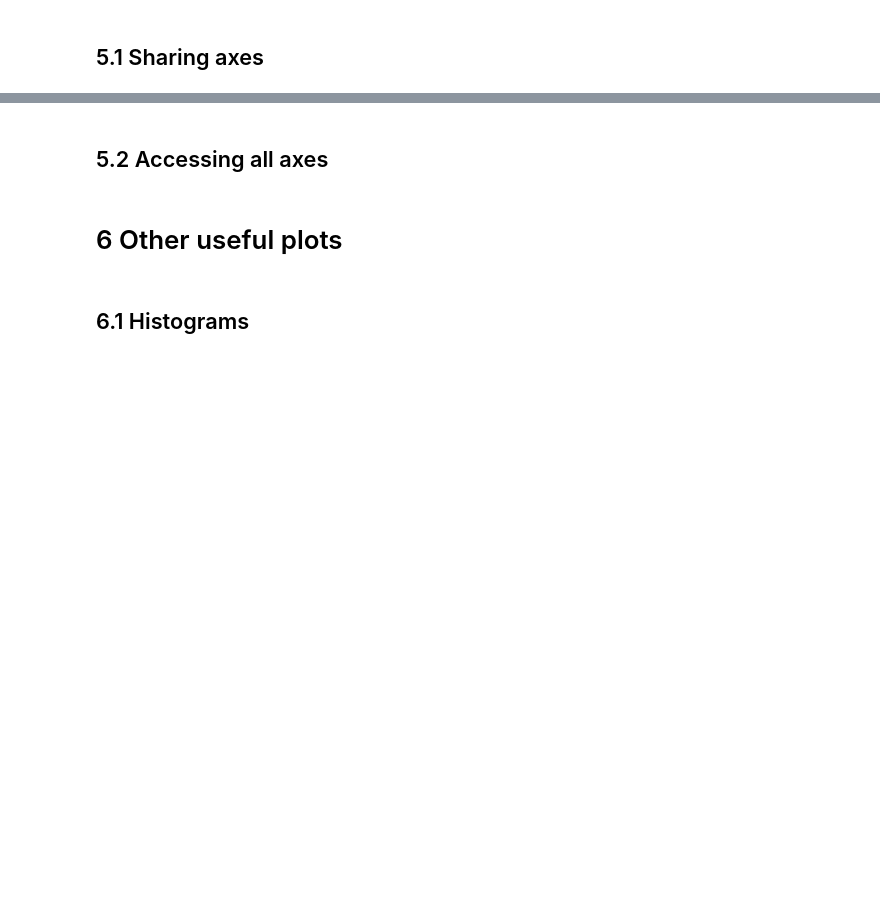
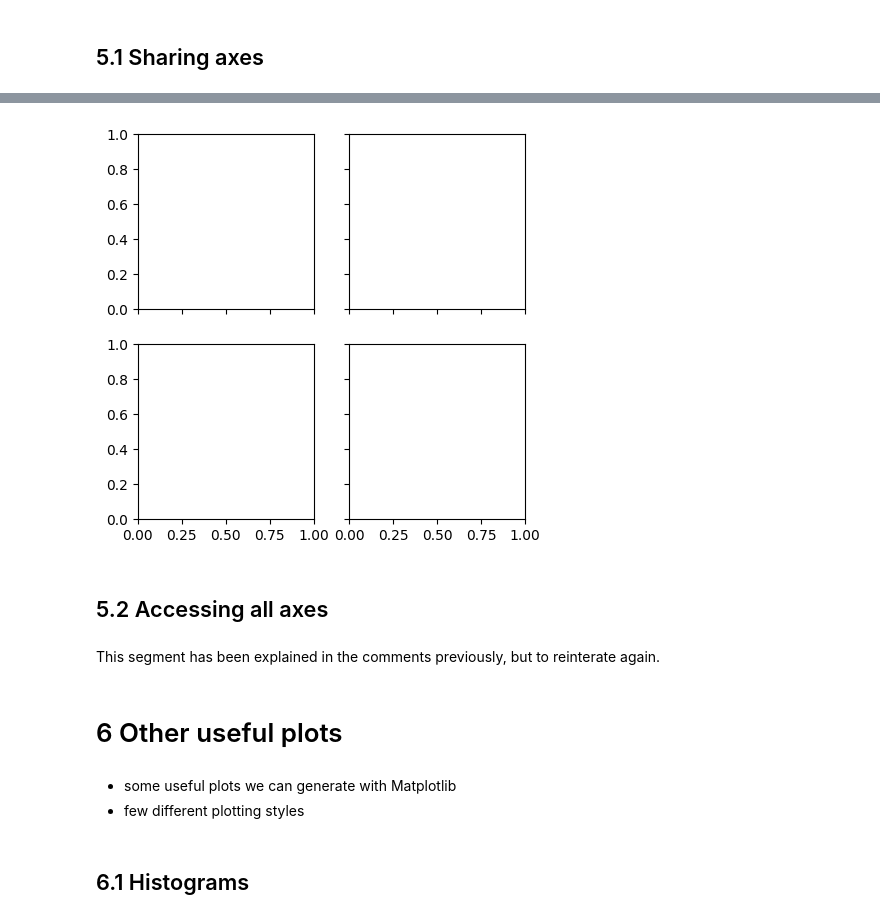
Before and after one commit to SPS-SP2273/learning-portfolio-b0t-viper, a Jupyter notebook: plotting/plotting_(good).ipynb, the cells around one changed output, grey strips where cells are left out. Cells and saved outputs as stored; diff of their text form; code cells hidden in the pictures; blank space fills up the shorter version.

```diff
--- a/plotting/plotting_(good).ipynb
+++ b/plotting/plotting_(good).ipynb
@@ -113,2 +198,12 @@ fig.tight_layout() #make any necessary adjustments to the layout to make our plo
+# %%
+fig, ax = plt.subplots(
+    nrows=2, ncols=2,
+    figsize=(5, 5),
+    sharex=True, sharey='row'
+)   # see how all axis have the same range for x
+# %% [output]
+[figure, added]
 # %% [markdown]
 ## 5.2 Accessing all axes
+# %% [markdown]
+This segment has been explained in the comments previously, but to reinterate again.
@@ -115,4 +220,7 @@ fig.tight_layout() #make any necessary adjustments to the layout to make our plo
 # %% [markdown]
 # 6 Other useful plots
+# %% [markdown]
+- some useful plots we can generate with Matplotlib
+- few different plotting styles
 # %% [markdown]
 ## 6.1 Histograms
```
Also changed, not shown: parts of 21 cells of this notebook, 2 other files.
